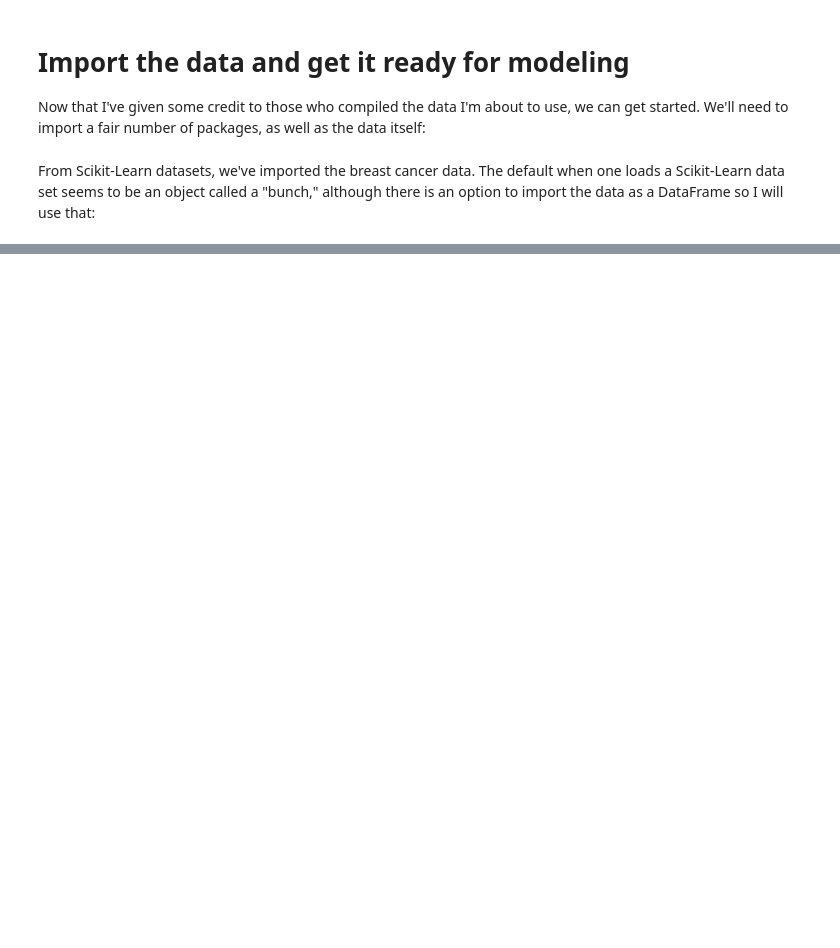
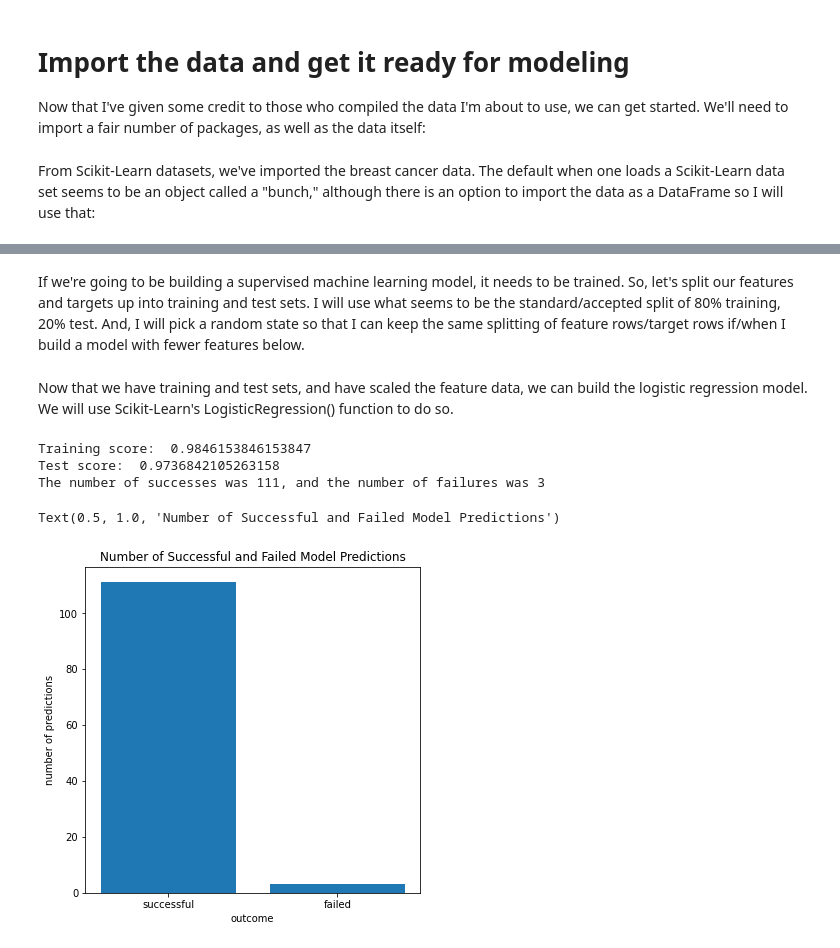
Before and after one commit to macaler/breast_cancer_logistic_regression, a Jupyter notebook: MAC_bc_lr_project.ipynb, the cells around one changed output, grey strips where cells are left out. Saved outputs shown, nothing was run; the diff lists cells and outputs as text; code cells hidden in the pictures; blank space fills up the shorter version.

Commit message:
version 2.0 of breast cancer linear regression project

```diff
--- a/MAC_bc_lr_project.ipynb
+++ b/MAC_bc_lr_project.ipynb
@@ -299,0 +58,76 @@ As I mentioned above, I did not exhaustively try every combination of non-error
+# %%
+features_1 = all_features[['mean radius', 'mean texture', 'mean perimeter', 'mean area', 'mean smoothness',\
+                          'mean compactness', 'mean concavity', 'mean concave points', 'mean symmetry',\
+                          'mean fractal dimension', 'worst radius', 'worst texture', 'worst perimeter', \
+                          'worst area', 'worst smoothness', 'worst compactness', 'worst concavity', \
+                          'worst concave points', 'worst symmetry', 'worst fractal dimension']]
+# %% [markdown]
+If we're going to be building a supervised machine learning model, it needs to be trained. So, let's split our features and targets up into training and test sets. I will use what seems to be the standard/accepted split of 80% training, 20% test. And, I will pick a random state so that I can keep the same splitting of feature rows/target rows if/when I build a model with fewer features below.
+# %%
+# Split the features and targets into train/test sets:
+feat_train_1, feat_test_1, targ_train_1, targ_test_1 = train_test_split(features_1, targets, train_size = 0.8, \
+                                                                        test_size = 0.2, random_state = 1)
+
+# We should also make sure the data is appropriately scaled before building our logistic regression model, and to
+# do the scaling we will make use of Scikit-Learn's StandardScaler normalization function:
+stdscale = StandardScaler()
+scaled_feat_train_1 = stdscale.fit_transform(feat_train_1)
+scaled_feat_test_1 = stdscale.transform(feat_test_1)
+# %% [markdown]
+Now that we have training and test sets, and have scaled the feature data, we can build the logistic regression model. We will use Scikit-Learn's LogisticRegression() function to do so.
+# %%
+# First build the logistic regression model:
+bc_l_r_1 = LogisticRegression()
+bc_l_r_1.fit(scaled_feat_train_1, targ_train_1)
+
+# Figure out what the training accuracy is:
+train_score_1 = bc_l_r_1.score(scaled_feat_train_1, targ_train_1)
+print('Training score: ', train_score_1)
+# So, this model has correctly classified 98.5% of the training data. That's pretty dang good!
+
+# Now let's predict what the targets for the features we set aside in the test set should be:
+targ_predict_1 = bc_l_r_1.predict(scaled_feat_test_1)
+
+# Get the test accuracy, which is what we're really interested in:
+test_score_1 = bc_l_r_1.score(scaled_feat_test_1, targ_test_1)
+print('Test score: ', test_score_1)
+# Correctly classifying 97.4% of data that the model has never "seen" is pretty darn good!
+
+# If we wanted to look at a specific row in the test set to see if the the prediction for that particular cell
+# was correct or not, we'll need to loop through all cells in the test set to see how the actual classification
+# compares with our model's prediction:
+
+# An empty array:
+results_1=[]
+
+# Loop over cells to see if the predicted classfication and actual classification match up:
+for i in range(len(targ_predict_1)):
+    if targ_predict_1[i] == targ_test_1.iloc[i]:
+        results_1.append('successful')
+    else:
+        results_1.append('unsuccessful')
+
+# Count the number of successes and the number of failures:
+success_count_1 = results_1.count('successful')
+fails_count_1 = results_1.count('unsuccessful')
+
+# Let's set these success/failure counts up for a bar graph visualization. We have two options: The predicted
+# classification was successful -- it matched the actual classification -- or it failed. Set up an array stating
+# these options, and gather up the counts.
+options = ['successful', 'failed']
+test_counts_1 =[success_count_1, fails_count_1]
+
+print('The number of successes was {}, and the number of failures was {}'.format(success_count_1,fails_count_1))
+
+# Now plot a histogram to visualize the success/failure counts:
+plt.figure(figsize=(6,6))
+plt.bar(options, test_counts_1)
+plt.ylabel('number of predictions')
+plt.xlabel('outcome')
+plt.title('Number of Successful and Failed Model Predictions')
+# %% [output]
+Training score:  0.9846153846153847
+Test score:  0.9736842105263158
+The number of successes was 111, and the number of failures was 3
+Text(0.5, 1.0, 'Number of Successful and Failed Model Predictions')
+[figure, added]
```
Also changed, not shown: parts of 37 cells of this notebook.
